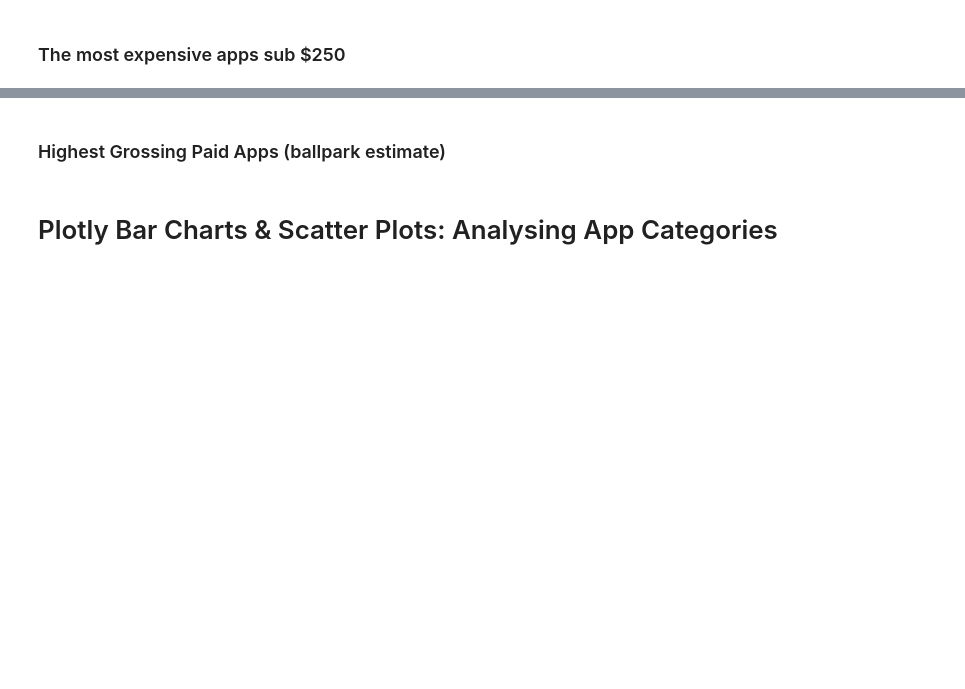
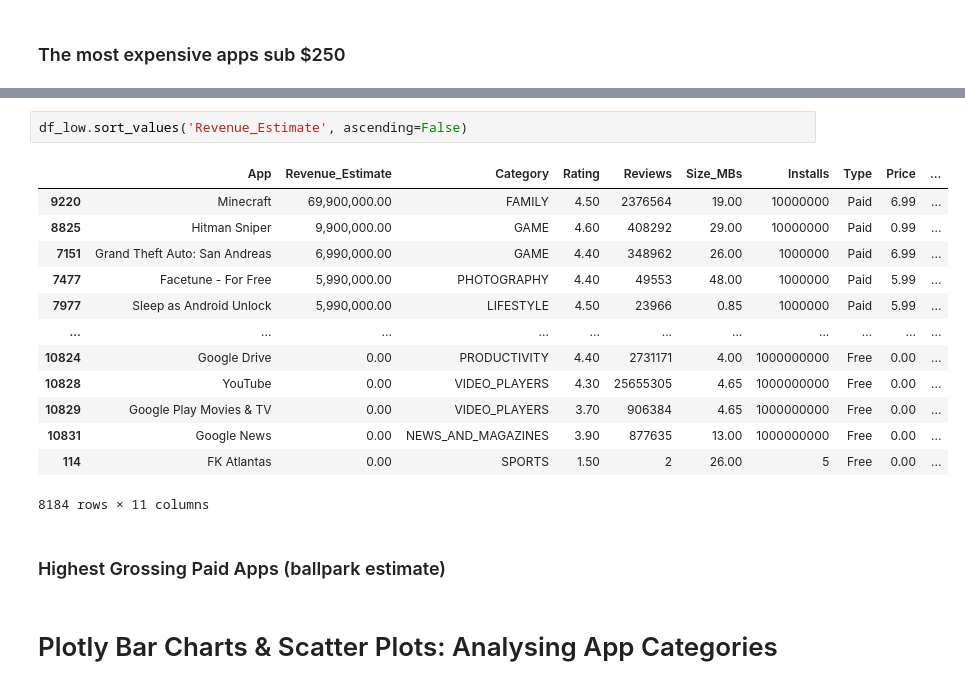
Before and after one commit to ksg-dev/google-play-data, a Jupyter notebook: Google Play Store App Analytics.ipynb, the cells around one changed output, grey strips where cells are left out. Saved outputs shown, nothing was run; the diff lists cells and outputs as text; blank space fills up the shorter version.

```diff
--- a/Google Play Store App Analytics.ipynb
+++ b/Google Play Store App Analytics.ipynb
@@ -529,3 +592,19 @@ Add a column called 'Revenue_Estimate' to the DataFrame. This column should hold
+# %%
+df_low.sort_values('Revenue_Estimate', ascending=False)
+# %% [output]
+|  | App | Revenue_Estimate | Category | Rating | Reviews | Size_MBs | Installs | Type | Price | ... |
+| 9220 | Minecraft | 69,900,000.00 | FAMILY | 4.50 | 2376564 | 19.00 | 10000000 | Paid | 6.99 | ... |
+| 8825 | Hitman Sniper | 9,900,000.00 | GAME | 4.60 | 408292 | 29.00 | 10000000 | Paid | 0.99 | ... |
+| 7151 | Grand Theft Auto: San Andreas | 6,990,000.00 | GAME | 4.40 | 348962 | 26.00 | 1000000 | Paid | 6.99 | ... |
+| 7477 | Facetune - For Free | 5,990,000.00 | PHOTOGRAPHY | 4.40 | 49553 | 48.00 | 1000000 | Paid | 5.99 | ... |
+| 7977 | Sleep as Android Unlock | 5,990,000.00 | LIFESTYLE | 4.50 | 23966 | 0.85 | 1000000 | Paid | 5.99 | ... |
+| ... | ... | ... | ... | ... | ... | ... | ... | ... | ... | ... |
+| 10824 | Google Drive | 0.00 | PRODUCTIVITY | 4.40 | 2731171 | 4.00 | 1000000000 | Free | 0.00 | ... |
+| 10828 | YouTube | 0.00 | VIDEO_PLAYERS | 4.30 | 25655305 | 4.65 | 1000000000 | Free | 0.00 | ... |
+| 10829 | Google Play Movies & TV | 0.00 | VIDEO_PLAYERS | 3.70 | 906384 | 4.65 | 1000000000 | Free | 0.00 | ... |
+| 10831 | Google News | 0.00 | NEWS_AND_MAGAZINES | 3.90 | 877635 | 13.00 | 1000000000 | Free | 0.00 | ... |
+| 114 | FK Atlantas | 0.00 | SPORTS | 1.50 | 2 | 26.00 | 5 | Free | 0.00 | ... |
+8184 rows × 11 columns
 # %% [markdown]
 ### Highest Grossing Paid Apps (ballpark estimate)
 # %% [markdown]
```
Also changed, not shown: parts of 8 cells of this notebook.
